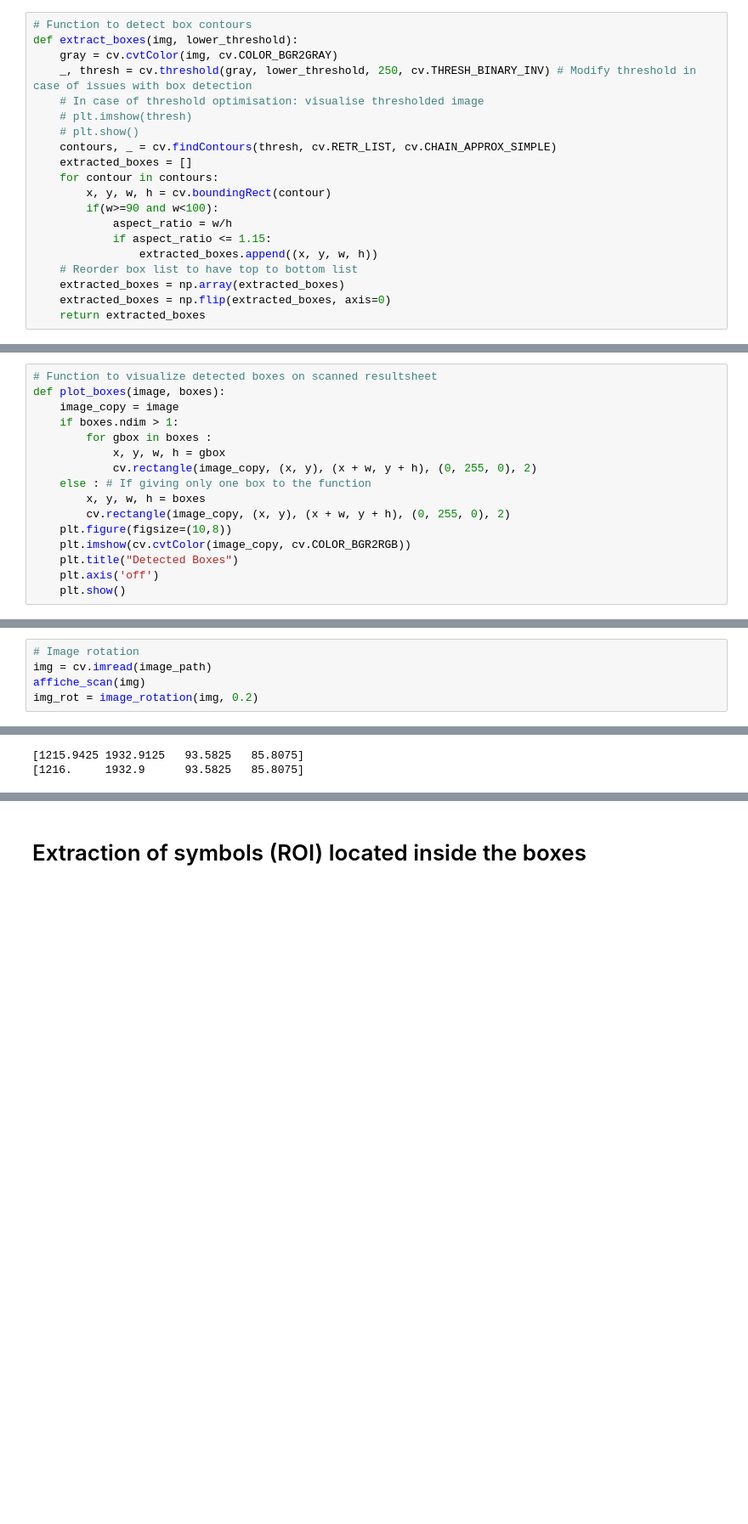
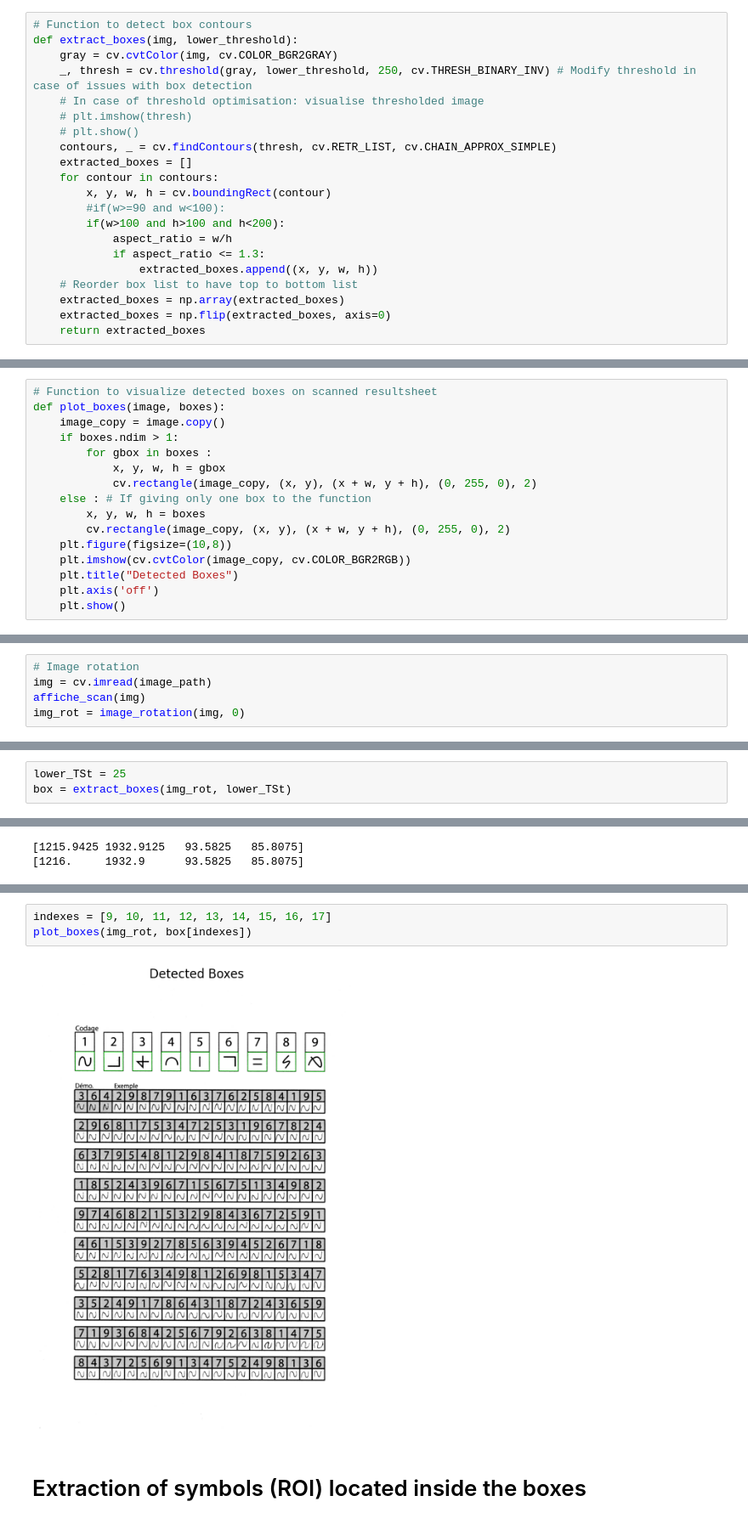
Before and after one commit to csdevignes/trec-coding, a Jupyter notebook: SymbolsAnnotation.ipynb, the cells around one changed output, grey strips where cells are left out. Shown at 85% size. Drawn from its saved outputs; the diff is of its cells as text; blank space fills up the shorter version.

```diff
--- a/SymbolsAnnotation.ipynb
+++ b/SymbolsAnnotation.ipynb
@@ -58,9 +58,10 @@ def extract_boxes(img, lower_threshold):
     extracted_boxes = []
     for contour in contours:
         x, y, w, h = cv.boundingRect(contour)
-        if(w>=90 and w<100):
+        #if(w>=90 and w<100):
+        if(w>100 and h>100 and h<200):
             aspect_ratio = w/h
-            if aspect_ratio <= 1.15:
+            if aspect_ratio <= 1.3:
                 extracted_boxes.append((x, y, w, h))
     # Reorder box list to have top to bottom list
     extracted_boxes = np.array(extracted_boxes)
@@ -88,7 +89,7 @@ def reorder_box(box):
 # %%
 # Function to visualize detected boxes on scanned resultsheet
 def plot_boxes(image, boxes):
-    image_copy = image
+    image_copy = image.copy()
     if boxes.ndim > 1:
         for gbox in boxes :
             x, y, w, h = gbox
@@ -107,6 +108,6 @@ def plot_boxes(image, boxes):
 # Image rotation
 img = cv.imread(image_path)
 affiche_scan(img)
-img_rot = image_rotation(img, 0.2)
+img_rot = image_rotation(img, 0)
 # %% [output]
 [figure]
@@ -123,3 +124,6 @@ while (max_box_detected) != 400 and (lower_TSt <= 255):
 # %% [output]
 26
 (400, 4)
+# %%
+lower_TSt = 25
+box = extract_boxes(img_rot, lower_TSt)
@@ -148,3 +152,8 @@ plot_boxes(img_rot, box)
+# %%
+indexes = [9, 10, 11, 12, 13, 14, 15, 16, 17]
+plot_boxes(img_rot, box[indexes])
+# %% [output]
+[figure, added]
 # %% [markdown]
 # Extraction of symbols (ROI) located inside the boxes
 # %% [markdown]
```
Also changed, not shown: parts of 7 cells of this notebook, 12 other files.
